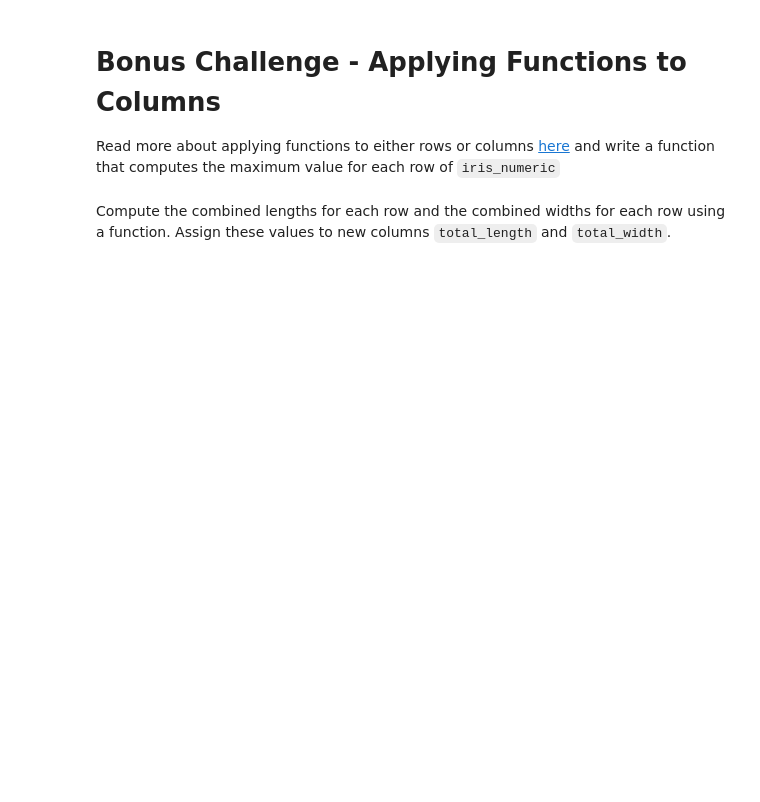
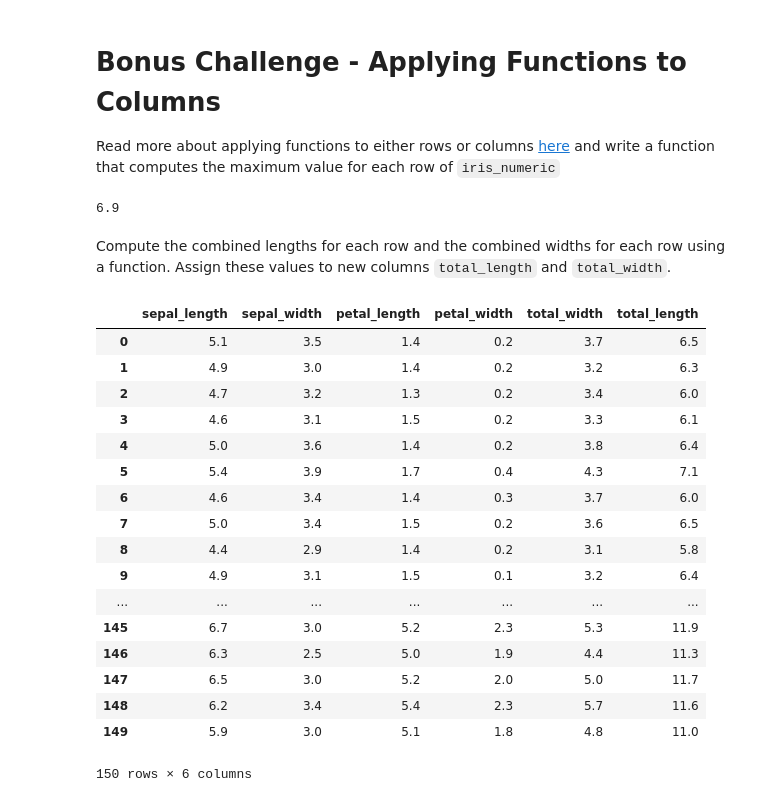
Before and after one commit to ta-datapt-bcn/lab-functional-programming, a Jupyter notebook: your-code/main.ipynb, the cells around one changed output. Cells and saved outputs as stored; diff of their text form; code cells hidden in the pictures; blank space fills up the shorter version.

```diff
--- a/your-code/main.ipynb
+++ b/your-code/main.ipynb
@@ -112,3 +169,7 @@ Next, we'll apply the standard deviation function in numpy (`np.std`). Describe
 The measurements are in centimeters. Let's convert them all to inches. First, we will create a dataframe that contains only the numeric columns. Assign this new dataframe to `iris_numeric`.
 # %%
 # Your code here:
+import pandas as pd
+
+iris_numeric = iris.iloc[:,:-1]
+iris_numeric
@@ -149,2 +281,14 @@ Read more about applying functions to either rows or columns [here](https://pand
+# %%
+# Your code here:
+
+
+
+def max_value(x):
+    row_max = np.max(iris_numeric.iloc[x,:])
+    return row_max
+
+max_value(120)
+# %% [output]
+6.9
 # %% [markdown]
 Compute the combined lengths for each row and the combined widths for each row using a function. Assign these values to new columns `total_length` and `total_width`.
@@ -152,0 +295,29 @@ Compute the combined lengths for each row and the combined widths for each row u
+# %%
+# Your code here:
+
+total_width = iris_numeric.iloc[:,1]+iris_numeric.iloc[:,3]
+iris_numeric["total_width"] = total_width
+
+total_length = iris_numeric.iloc[:,0]+iris_numeric.iloc[:,2]
+iris_numeric["total_length"] = total_length
+
+iris_numeric
+# %% [output]
+|  | sepal_length | sepal_width | petal_length | petal_width | total_width | total_length |
+| 0 | 5.1 | 3.5 | 1.4 | 0.2 | 3.7 | 6.5 |
+| 1 | 4.9 | 3.0 | 1.4 | 0.2 | 3.2 | 6.3 |
+| 2 | 4.7 | 3.2 | 1.3 | 0.2 | 3.4 | 6.0 |
+| 3 | 4.6 | 3.1 | 1.5 | 0.2 | 3.3 | 6.1 |
+| 4 | 5.0 | 3.6 | 1.4 | 0.2 | 3.8 | 6.4 |
+| 5 | 5.4 | 3.9 | 1.7 | 0.4 | 4.3 | 7.1 |
+| 6 | 4.6 | 3.4 | 1.4 | 0.3 | 3.7 | 6.0 |
+| 7 | 5.0 | 3.4 | 1.5 | 0.2 | 3.6 | 6.5 |
+| 8 | 4.4 | 2.9 | 1.4 | 0.2 | 3.1 | 5.8 |
+| 9 | 4.9 | 3.1 | 1.5 | 0.1 | 3.2 | 6.4 |
+| ... | ... | ... | ... | ... | ... | ... |
+| 145 | 6.7 | 3.0 | 5.2 | 2.3 | 5.3 | 11.9 |
+| 146 | 6.3 | 2.5 | 5.0 | 1.9 | 4.4 | 11.3 |
+| 147 | 6.5 | 3.0 | 5.2 | 2.0 | 5.0 | 11.7 |
+| 148 | 6.2 | 3.4 | 5.4 | 2.3 | 5.7 | 11.6 |
+| 149 | 5.9 | 3.0 | 5.1 | 1.8 | 4.8 | 11.0 |
+150 rows × 6 columns
```
Also changed, not shown: parts of 12 cells of this notebook, 4 other files.
